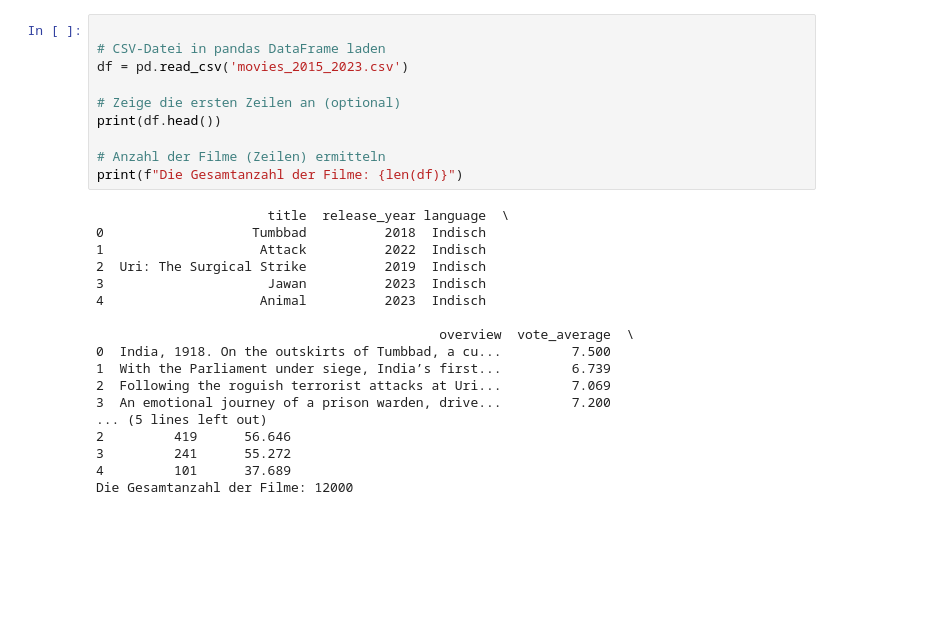
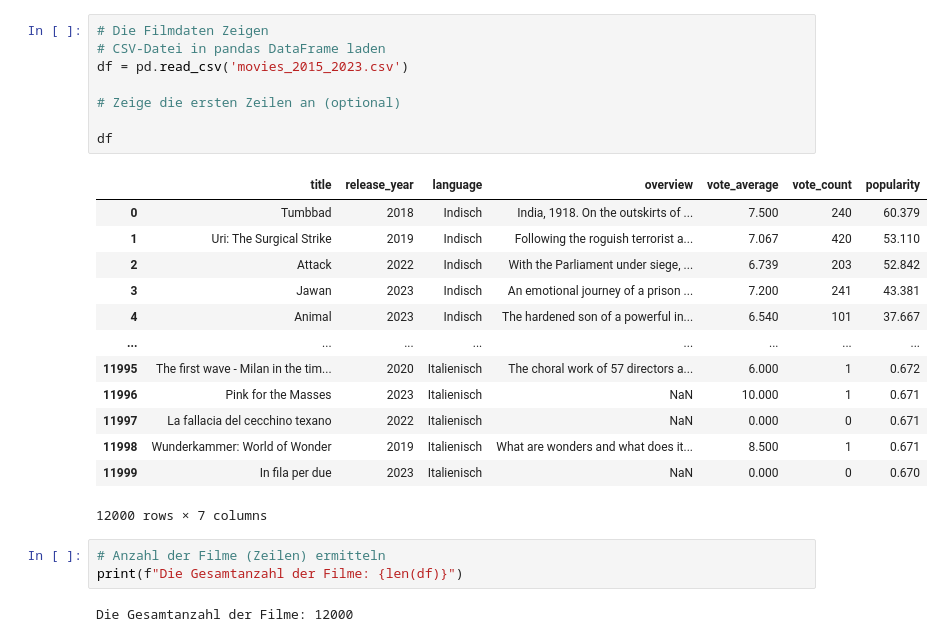
Before and after one commit to RawanMousa9896/Projekt-NLP, a Jupyter notebook: Data.ipynb, the cells around one changed output. Cells and saved outputs as stored; diff of their text form; blank space fills up the shorter version.

```diff
--- a/Data.ipynb
+++ b/Data.ipynb
@@ -91,28 +108,27 @@ Gesamtanzahl der Filme: 12000
 # %%
-
+# Die Filmdaten Zeigen
 # CSV-Datei in pandas DataFrame laden
 df = pd.read_csv('movies_2015_2023.csv')
 
 # Zeige die ersten Zeilen an (optional)
-print(df.head())
 
-# Anzahl der Filme (Zeilen) ermitteln
-print(f"Die Gesamtanzahl der Filme: {len(df)}")
+df
 # %% [output]
+|  | title | release_year | language | overview | vote_average | vote_count | popularity |
+| 0 | Tumbbad | 2018 | Indisch | India, 1918. On the outskirts of ... | 7.500 | 240 | 60.379 |
+| 1 | Uri: The Surgical Strike | 2019 | Indisch | Following the roguish terrorist a... | 7.067 | 420 | 53.110 |
+| 2 | Attack | 2022 | Indisch | With the Parliament under siege, ... | 6.739 | 203 | 52.842 |
+| 3 | Jawan | 2023 | Indisch | An emotional journey of a prison ... | 7.200 | 241 | 43.381 |
+| 4 | Animal | 2023 | Indisch | The hardened son of a powerful in... | 6.540 | 101 | 37.667 |
+| ... | ... | ... | ... | ... | ... | ... | ... |
+| 11995 | The first wave - Milan in the tim... | 2020 | Italienisch | The choral work of 57 directors a... | 6.000 | 1 | 0.672 |
+| 11996 | Pink for the Masses | 2023 | Italienisch | NaN | 10.000 | 1 | 0.671 |
+| 11997 | La fallacia del cecchino texano | 2022 | Italienisch | NaN | 0.000 | 0 | 0.671 |
+| 11998 | Wunderkammer: World of Wonder | 2019 | Italienisch | What are wonders and what does it... | 8.500 | 1 | 0.671 |
+| 11999 | In fila per due | 2023 | Italienisch | NaN | 0.000 | 0 | 0.670 |
-                      title  release_year language  \
-0                   Tumbbad          2018  Indisch
-1                    Attack          2022  Indisch
-2  Uri: The Surgical Strike          2019  Indisch
-3                     Jawan          2023  Indisch
-4                    Animal          2023  Indisch
-
-                                            overview  vote_average  \
-0  India, 1918. On the outskirts of Tumbbad, a cu...         7.500
-1  With the Parliament under siege, India’s first...         6.739
-2  Following the roguish terrorist attacks at Uri...         7.069
-3  An emotional journey of a prison warden, drive...         7.200
-... (5 lines left out)
-2         419      56.646
-3         241      55.272
-4         101      37.689
-Die Gesamtanzahl der Filme: 12000
+12000 rows × 7 columns
+# %%
+# Anzahl der Filme (Zeilen) ermitteln
+print(f"Die Gesamtanzahl der Filme: {len(df)}")
+# %% [output]
+Die Gesamtanzahl der Filme: 12000
```
Also changed, not shown: parts of 25 cells of this notebook.
